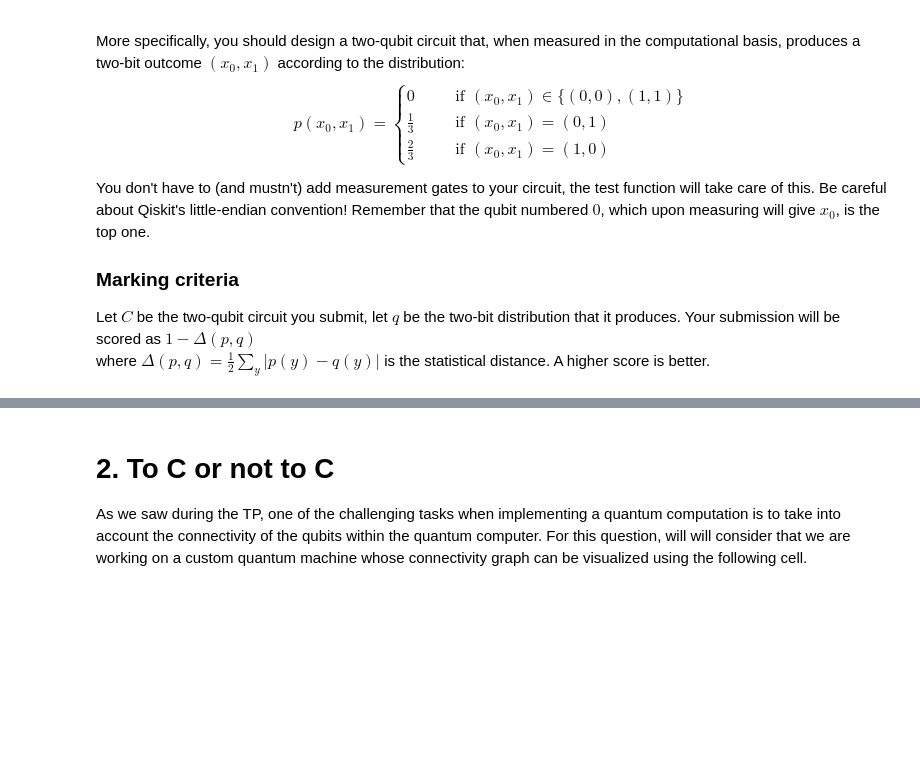
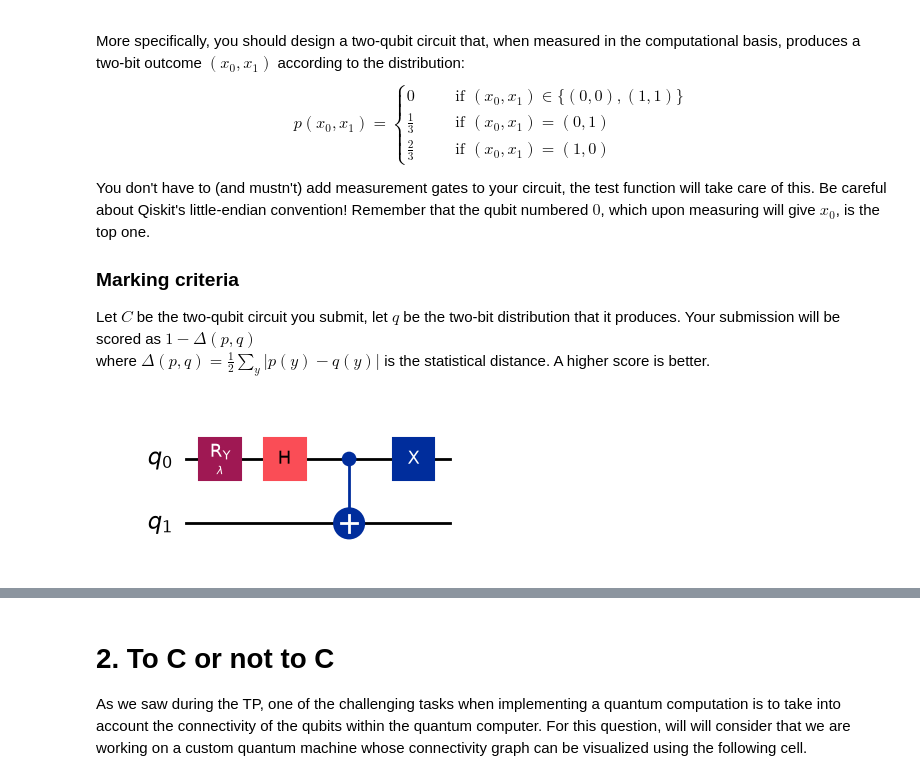
Before and after one commit to jzywiecki/quantum-computing-hackathon, a Jupyter notebook: Questions2026.ipynb, the cells around one changed output, grey strips where cells are left out. Saved outputs shown, nothing was run; the diff lists cells and outputs as text; code cells hidden in the pictures; blank space fills up the shorter version.

```diff
--- a/Questions2026.ipynb
+++ b/Questions2026.ipynb
@@ -50,8 +50,42 @@ where $\Delta(p,q) = \frac12\sum\limits_y |p(y)-q(y)|$ is the statistical distan
 # %%
 # SUBMISSION CELL
 
 from qiskit import QuantumCircuit
 
 qc = QuantumCircuit(2)
 # YOUR CODE HERE
-# ...
+import numpy as np
+from qiskit import QuantumCircuit
+from qiskit.quantum_info import Statevector
+from qiskit.circuit import Parameter
+from scipy.optimize import minimize_scalar
+
+p_target = np.zeros(4)
+p_target[0*2 + 1] = 1/3
+p_target[1*2 + 0] = 2/3
+
+l_parameter = Parameter(r"$\lambda$")
+
+qc.ry(l_parameter, 0)
+qc.h(0)
+qc.cx(0,1)
+qc.x(0)
+display(qc.draw("mpl"))
+
+def circuit_probs(lam):
+    sv = Statevector(qc.assign_parameters({l_parameter: lam}))
+    return np.abs(sv.data) ** 2
+
+def loss(lam):
+    q = circuit_probs(lam)
+    return 0.5 * np.sum(np.abs(p_target - q))
+
+def find_best_lambda():
+    res = minimize_scalar(loss, bounds=(-np.pi, np.pi), method="bounded",
+                          options={"xatol": 1e-12})
+    return res.x, res.fun
+
+best_lam, best_loss = find_best_lambda()
+print("optimal lambda:", best_lam, " loss:", best_loss, " score:", 1 - best_loss)
+# %% [output]
+[figure, added]
```
Also changed, not shown: parts of 3 cells of this notebook.
